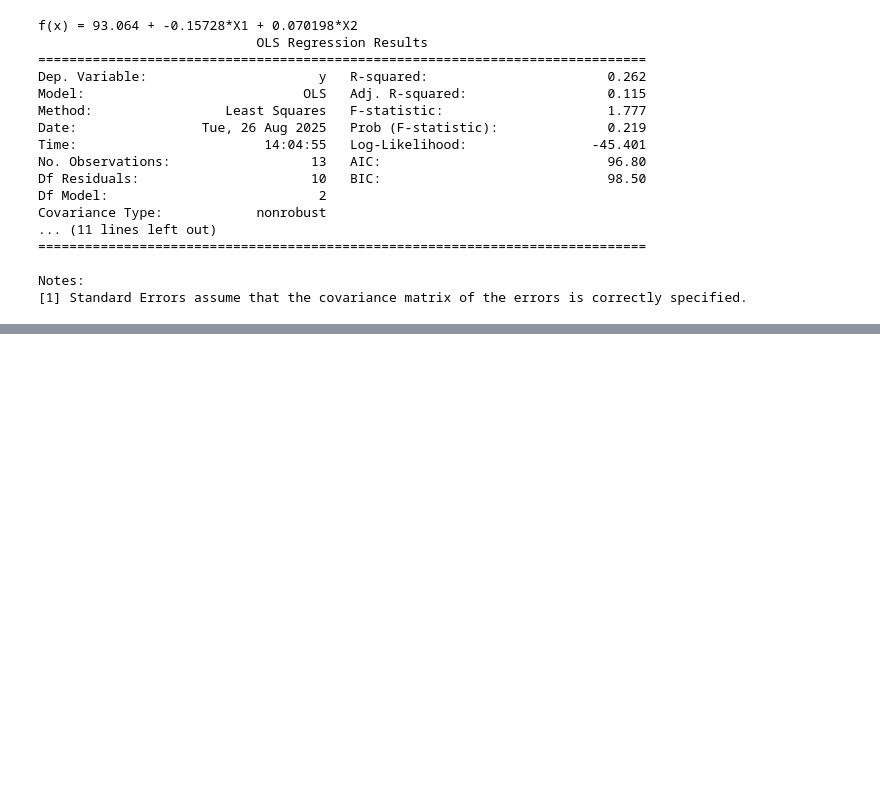
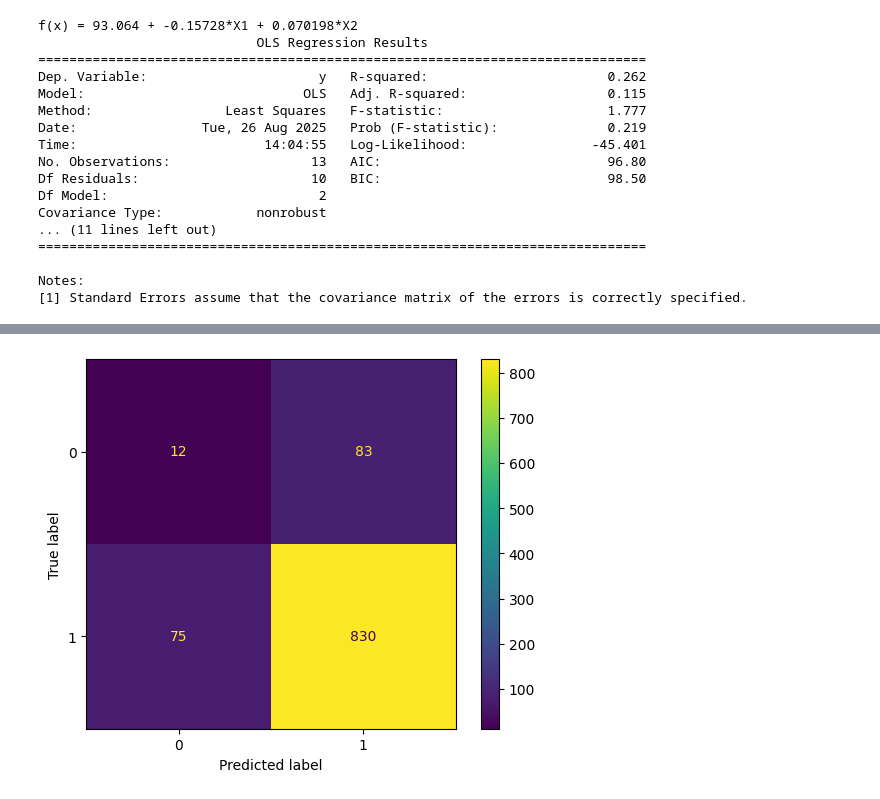
Before and after one commit to prof-eduardo-galego/fiap-labs-data-analysis, a Jupyter notebook: analise_preditiva.ipynb, the cells around one changed output, grey strips where cells are left out. Cells and saved outputs as stored; diff of their text form; code cells hidden in the pictures; blank space fills up the shorter version.

```diff
--- a/analise_preditiva.ipynb
+++ b/analise_preditiva.ipynb
@@ -191,0 +215,16 @@ Notes:
+# %%
+import matplotlib.pyplot as plt
+import numpy
+from sklearn import metrics
+
+actual = numpy.random.binomial(1,.9,size = 1000)
+predicted = numpy.random.binomial(1,.9,size = 1000)
+
+confusion_matrix = metrics.confusion_matrix(actual, predicted)
+
+cm_display = metrics.ConfusionMatrixDisplay(confusion_matrix = confusion_matrix, display_labels = [0, 1])
+
+cm_display.plot()
+plt.show()
+# %% [output]
+[figure, added]
```
Also changed, not shown: parts of 3 cells of this notebook.
